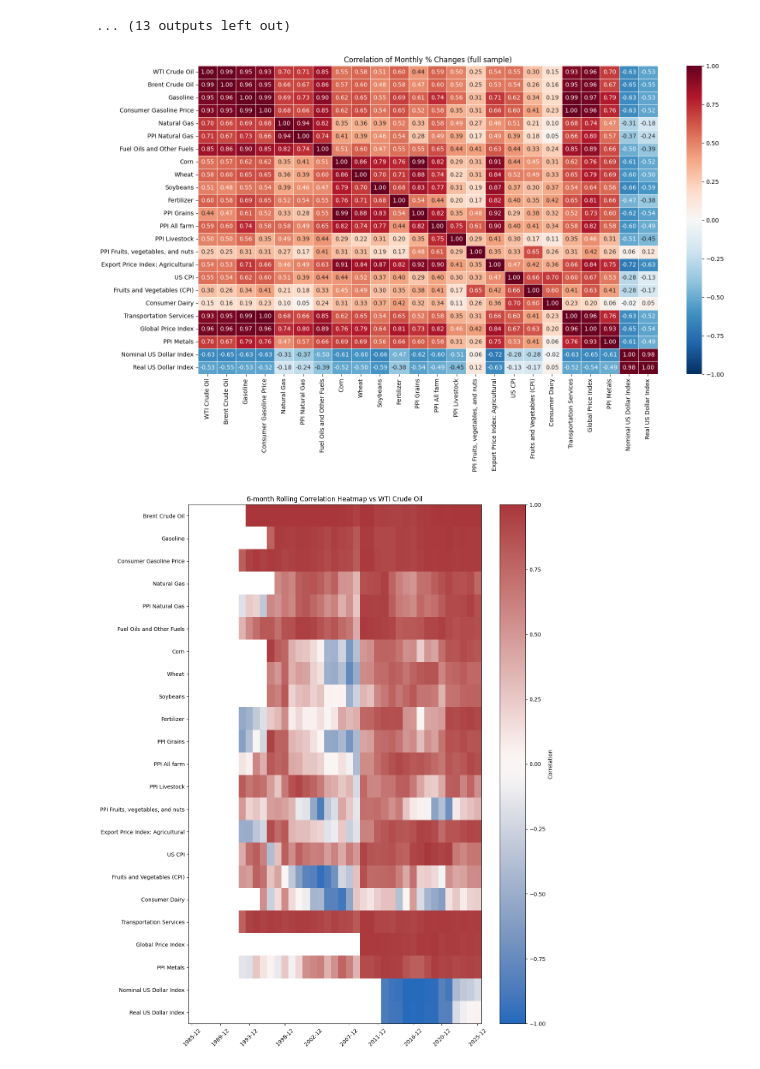
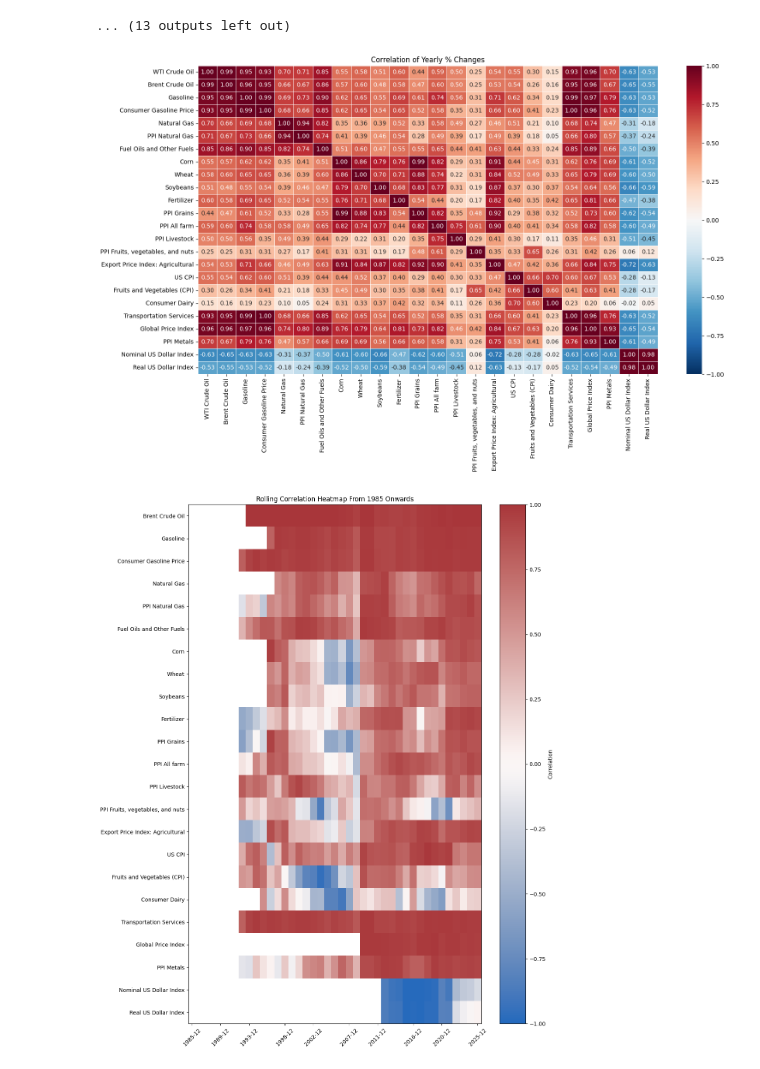
Before and after one commit to SMPhoenicx/OilApp, a Jupyter notebook: FREDAPI.ipynb, the cells around one changed output. Saved outputs shown, nothing was run; the diff lists cells and outputs as text; code cells hidden in the pictures.

```diff
--- a/FREDAPI.ipynb
+++ b/FREDAPI.ipynb
@@ -160,7 +160,7 @@ sns.heatmap(
     linewidths=.5,
     vmin=-1, vmax=1   # fix scale
 )
-plt.title("Correlation of Monthly % Changes (full sample)")
+plt.title("Correlation of Yearly % Changes")
 plt.tight_layout()
 plt.show()
 
@@ -175,33 +175,33 @@ for col in pct_change.columns:
     rolling_pairs[col] = pct_change[base].rolling(window).corr(pct_change[col])
 
 rolling_df = pd.DataFrame(rolling_pairs)
 
 # rolling correlation heatmap, shows the relationship over time rather than as a whole.
 rolling_matrix = rolling_df.T.copy()
 rolling_matrix.columns = pd.to_datetime(rolling_matrix.columns)
 # start from 1985 and onward as there's a lot of empty data before that
 start = pd.Timestamp("1985-01-01")
 rolling_matrix_filtered = rolling_matrix.loc[:, rolling_matrix.columns >= start]
 
 # ensure there's data after filtering
 if rolling_matrix_filtered.shape[1] == 0:
     raise ValueError("help, no columns")
 
 plt.figure(figsize=(12, 3 + 0.5 * rolling_matrix_filtered.shape[0]))
 plt.imshow(rolling_matrix_filtered, aspect='auto', interpolation='nearest', cmap='vlag', vmin=-1, vmax=1)
 plt.colorbar(label='Correlation')
 plt.yticks(np.arange(len(rolling_matrix_filtered.index)), rolling_matrix_filtered.index)
 
 # xticks: pick 10 evenly spaced dates
 xtick_idx = np.linspace(0, rolling_matrix_filtered.shape[1]-1, 10, dtype=int)
 plt.xticks(
     xtick_idx,
     [rolling_matrix_filtered.columns[i].strftime("%Y-%m") for i in xtick_idx],
     rotation=45
 )
-plt.title(f"{window}-month Rolling Correlation Heatmap vs {base}")
+plt.title(f"Rolling Correlation Heatmap From 1985 Onwards")
 plt.tight_layout()
 plt.show()
 # %% [output]
-[figure, old version]
+[figure, new version]
-[figure, old version]
+[figure, new version]
```
